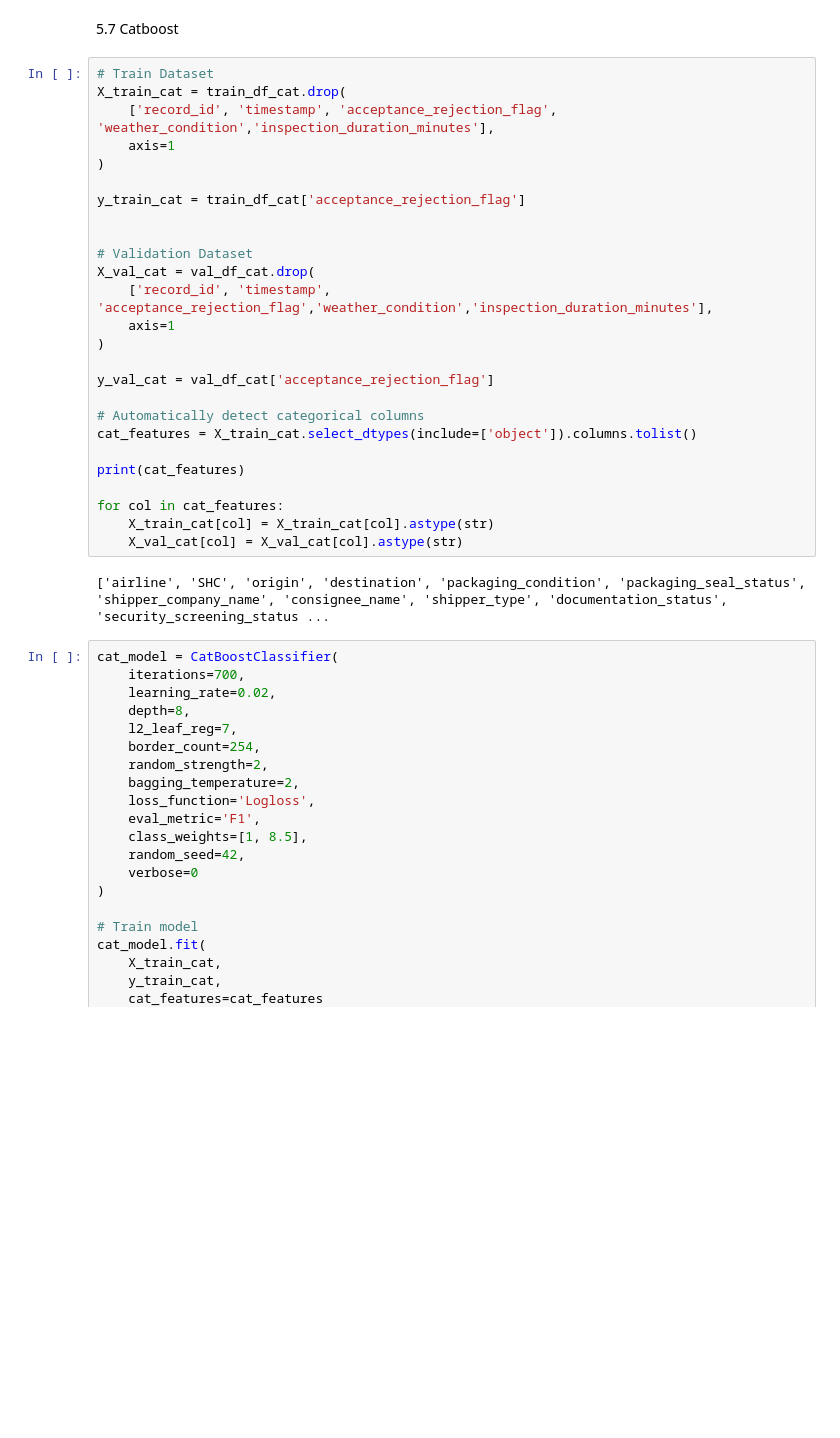
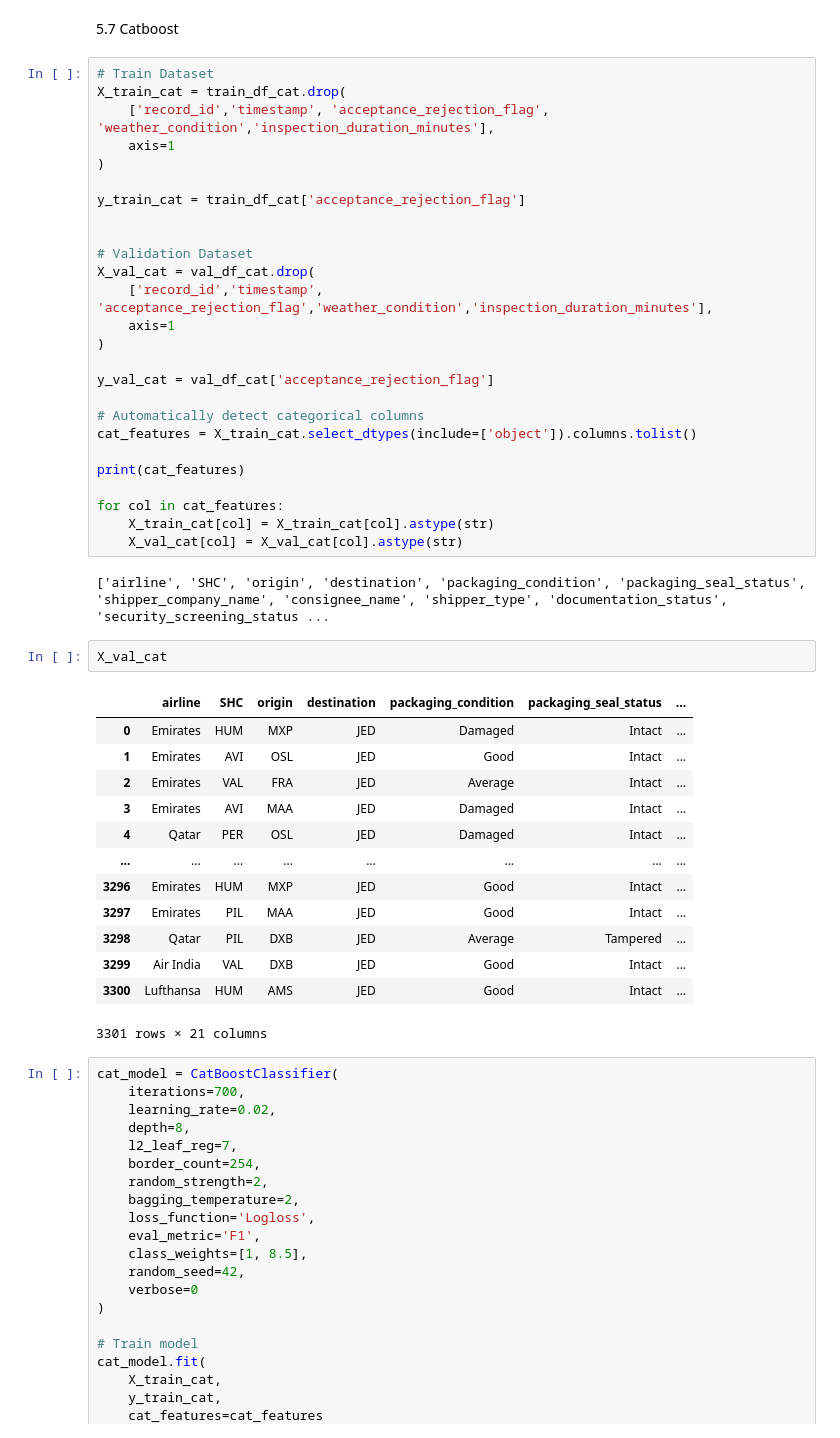
Before and after one commit to balajicsidd2026/Cargo_Rejection_Prediction, a Jupyter notebook: code.ipynb, the cells around one changed output. Drawn from its saved outputs; the diff is of its cells as text; blank space fills up the shorter version.

```diff
--- a/code.ipynb
+++ b/code.ipynb
@@ -981,7 +1016,7 @@ weighted avg       0.93      0.90      0.91      3301
 # %%
 # Train Dataset
 X_train_cat = train_df_cat.drop(
-    ['record_id', 'timestamp', 'acceptance_rejection_flag', 'weather_condition','inspection_duration_minutes'],
+    ['record_id','timestamp', 'acceptance_rejection_flag', 'weather_condition','inspection_duration_minutes'],
     axis=1
 )
 
@@ -990,7 +1025,7 @@ y_train_cat = train_df_cat['acceptance_rejection_flag']
 
 # Validation Dataset
 X_val_cat = val_df_cat.drop(
-    ['record_id', 'timestamp', 'acceptance_rejection_flag','weather_condition','inspection_duration_minutes'],
+    ['record_id','timestamp', 'acceptance_rejection_flag','weather_condition','inspection_duration_minutes'],
     axis=1
 )
 
@@ -1006,6 +1041,22 @@ for col in cat_features:
     X_val_cat[col] = X_val_cat[col].astype(str)
 # %% [output]
 ['airline', 'SHC', 'origin', 'destination', 'packaging_condition', 'packaging_seal_status', 'shipper_company_name', 'consignee_name', 'shipper_type', 'documentation_status', 'security_screening_status ...
+# %%
+X_val_cat
+# %% [output]
+|  | airline | SHC | origin | destination | packaging_condition | packaging_seal_status | ... |
+| 0 | Emirates | HUM | MXP | JED | Damaged | Intact | ... |
+| 1 | Emirates | AVI | OSL | JED | Good | Intact | ... |
+| 2 | Emirates | VAL | FRA | JED | Average | Intact | ... |
+| 3 | Emirates | AVI | MAA | JED | Damaged | Intact | ... |
+| 4 | Qatar | PER | OSL | JED | Damaged | Intact | ... |
+| ... | ... | ... | ... | ... | ... | ... | ... |
+| 3296 | Emirates | HUM | MXP | JED | Good | Intact | ... |
+| 3297 | Emirates | PIL | MAA | JED | Good | Intact | ... |
+| 3298 | Qatar | PIL | DXB | JED | Average | Tampered | ... |
+| 3299 | Air India | VAL | DXB | JED | Good | Intact | ... |
+| 3300 | Lufthansa | HUM | AMS | JED | Good | Intact | ... |
+3301 rows × 21 columns
 # %%
 cat_model = CatBoostClassifier(
     iterations=700,
```
Also changed, not shown: parts of 23 cells of this notebook.
